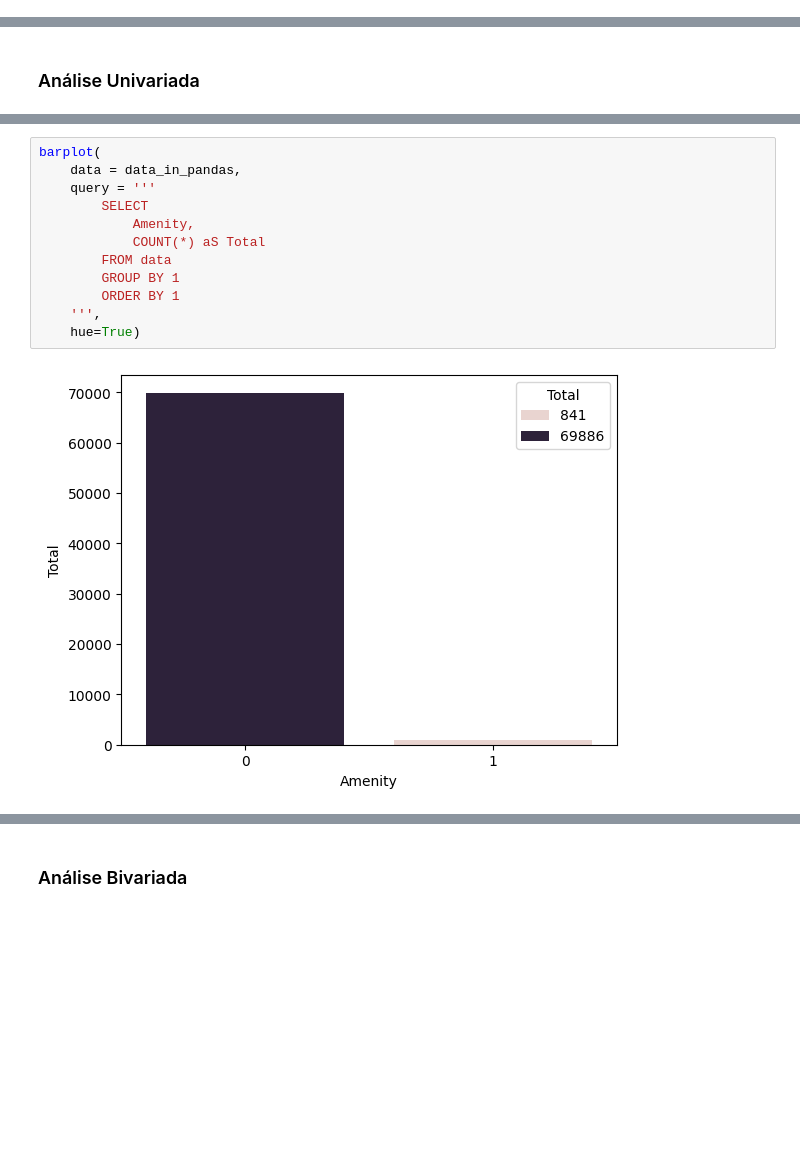
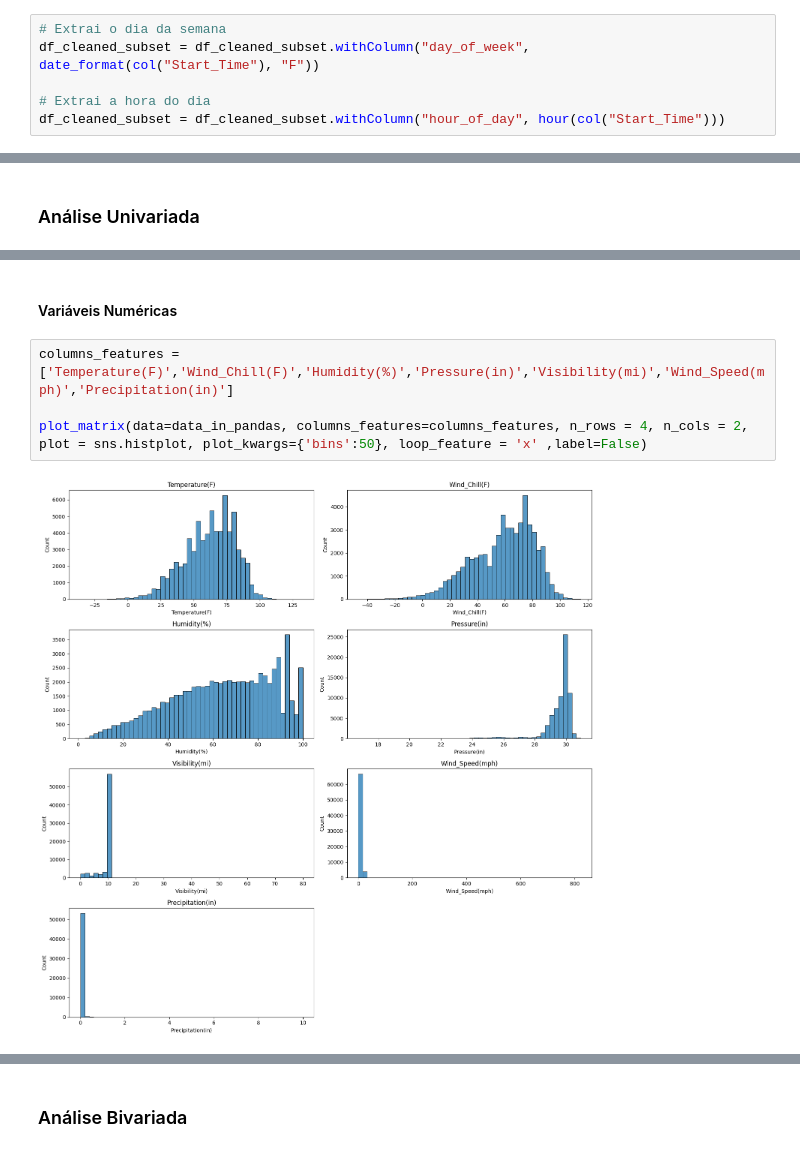
Before and after one commit to ArthurMesquita96/Traffic-Accident-Analysis, a Jupyter notebook: projeto_accidents.ipynb, the cells around one changed output, grey strips where cells are left out. Cells and saved outputs as stored; diff of their text form; blank space fills up the shorter version.

Commit message:
analise exploratoria 2 - função de plot massivo

```diff
--- a/projeto_accidents.ipynb
+++ b/projeto_accidents.ipynb
@@ -219,0 +228,6 @@ Número de Colunas: 46
+# %%
+# Extrai o dia da semana
+df_cleaned_subset = df_cleaned_subset.withColumn("day_of_week", date_format(col("Start_Time"), "F"))
+
+# Extrai a hora do dia
+df_cleaned_subset = df_cleaned_subset.withColumn("hour_of_day", hour(col("Start_Time")))
@@ -414,14 +311,8 @@ histplot(
-# %%
-barplot(
-    data = data_in_pandas,
-    query = '''
-        SELECT
-            Amenity,
-            COUNT(*) aS Total
-        FROM data
-        GROUP BY 1
-        ORDER BY 1
-    ''',
-    hue=True)
-# %% [output]
-[figure, removed]
+# %% [markdown]
+#### Variáveis Numéricas
+# %%
+columns_features = ['Temperature(F)','Wind_Chill(F)','Humidity(%)','Pressure(in)','Visibility(mi)','Wind_Speed(mph)','Precipitation(in)']
+
+plot_matrix(data=data_in_pandas, columns_features=columns_features, n_rows = 4, n_cols = 2, plot = sns.histplot, plot_kwargs={'bins':50}, loop_feature = 'x' ,label=False)
+# %% [output]
+[figure, added]
```
Also changed, not shown: parts of 55 cells of this notebook.
